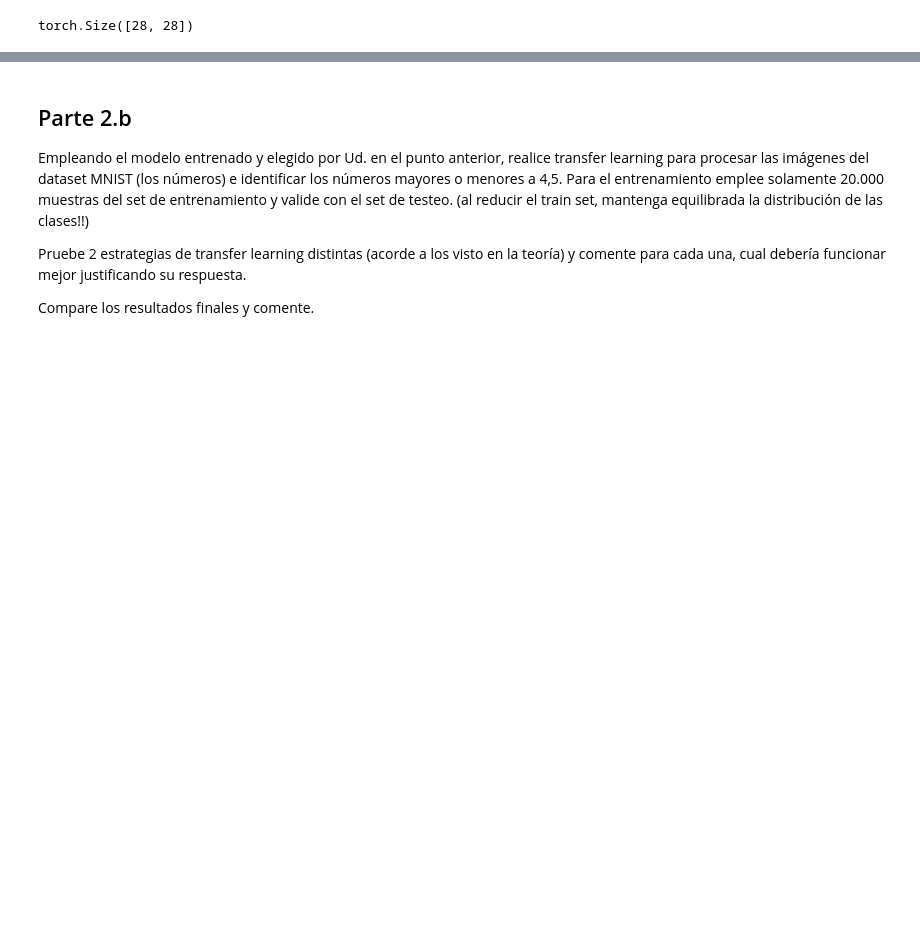
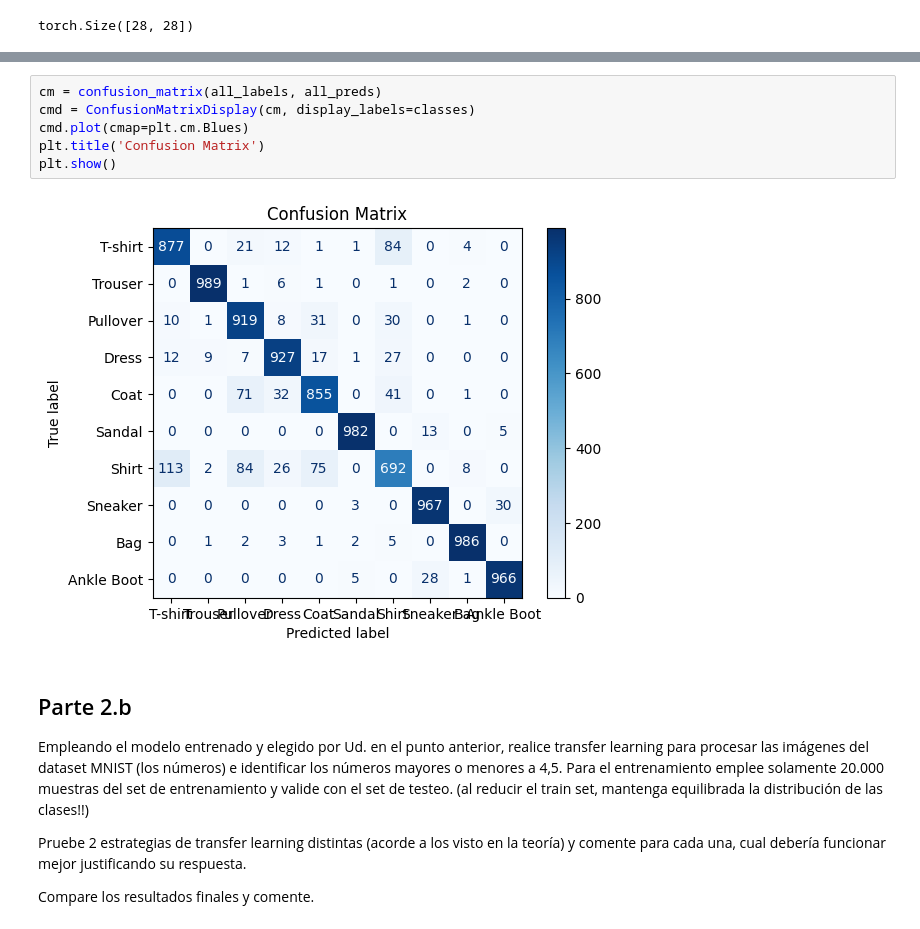
Before and after one commit to Nicotertu/nicotertu.github.io, a Jupyter notebook: python notebooks/Deep_Learning_TP2_JUNIO_2024.ipynb, the cells around one changed output, grey strips where cells are left out. Drawn from its saved outputs; the diff is of its cells as text; blank space fills up the shorter version.

```diff
--- a/python notebooks/Deep_Learning_TP2_JUNIO_2024.ipynb
+++ b/python notebooks/Deep_Learning_TP2_JUNIO_2024.ipynb
@@ -184,3 +273,11 @@ KeyboardInterrupt:
+# %%
+cm = confusion_matrix(all_labels, all_preds)
+cmd = ConfusionMatrixDisplay(cm, display_labels=classes)
+cmd.plot(cmap=plt.cm.Blues)
+plt.title('Confusion Matrix')
+plt.show()
+# %% [output]
+[figure, added]
 # %% [markdown]
 ## Parte 2.b
 
```
Also changed, not shown: parts of 35 cells of this notebook, 3 other files.
